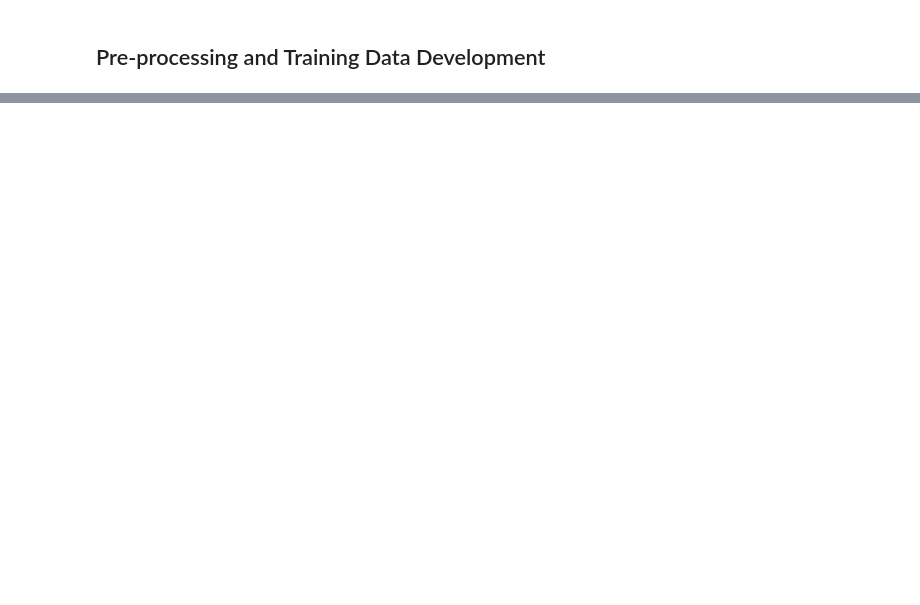
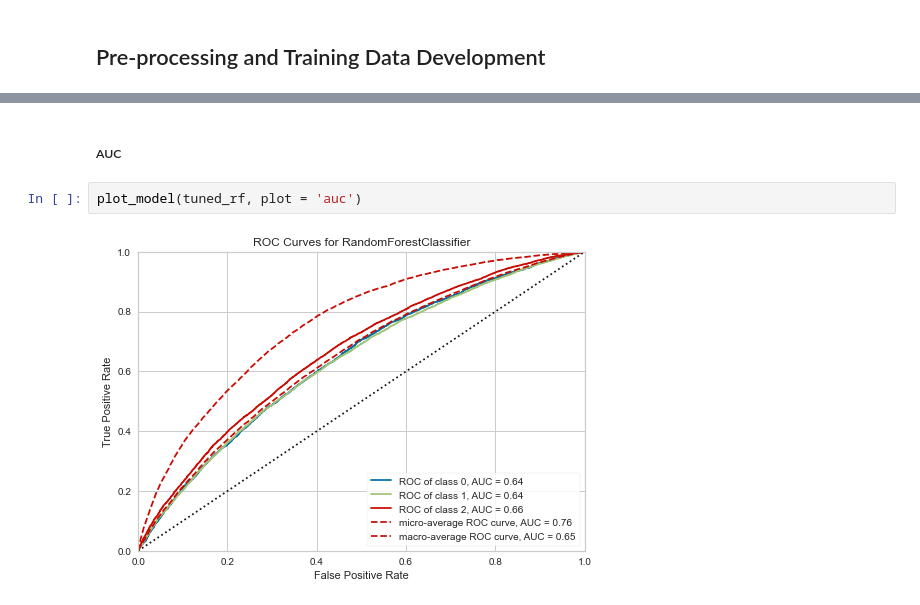
Before and after one commit to bjjv/Sb-DataScience-Mar21, a Jupyter notebook: DataScienceGuidedCapstone_2/Notebooks/04_preprocessing_and_training_BinduJ.ipynb, the cells around one changed output, grey strips where cells are left out. Cells and saved outputs as stored; diff of their text form; blank space fills up the shorter version.

```diff
--- a/DataScienceGuidedCapstone_2/Notebooks/04_preprocessing_and_training_BinduJ.ipynb
+++ b/DataScienceGuidedCapstone_2/Notebooks/04_preprocessing_and_training_BinduJ.ipynb
@@ -252,0 +325,6 @@ Name: admission_source_id, dtype: int64
+# %% [markdown]
+##### AUC
+# %%
+plot_model(tuned_rf, plot = 'auc')
+# %% [output]
+[figure, added]
```
Also changed, not shown: parts of 122 cells of this notebook.
